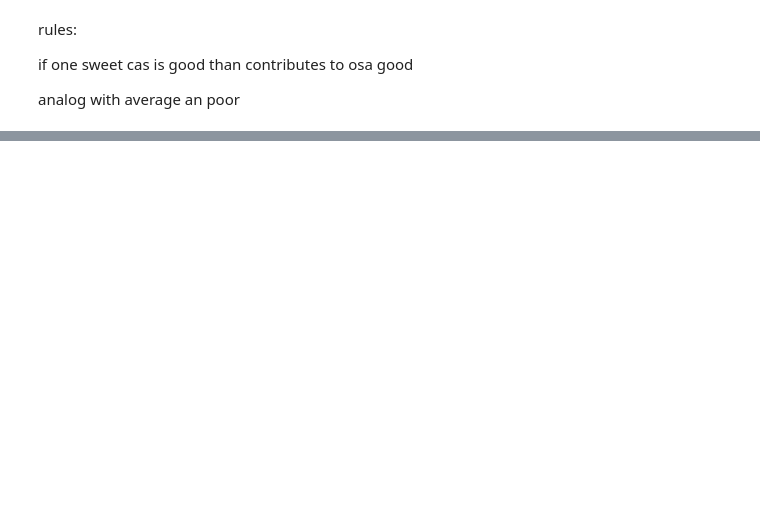
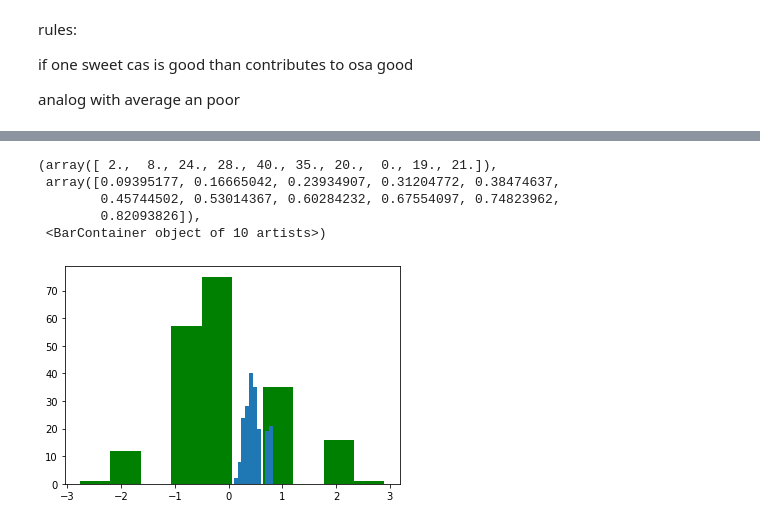
Before and after one commit to rengesf/flavorpred, a Jupyter notebook: FuzzySweet.ipynb, the cells around one changed output, grey strips where cells are left out. Drawn from its saved outputs; the diff is of its cells as text; code cells hidden in the pictures; blank space fills up the shorter version.

```diff
--- a/FuzzySweet.ipynb
+++ b/FuzzySweet.ipynb
@@ -214,0 +225,21 @@ osa_sweet.view(sim=tipping)
+# %%
+# over all samples
+predictions = []
+for index, row in sweet_ms_df_zscore.iterrows():
+    for cas in sweet_descriptors_CAS:
+        fuzzy.input[ cas ] = row[cas]
+
+    fuzzy.compute()
+    predictions.append(fuzzy.output['osa_sweet'])
+
+references = np.array(panelist_data_comp['Sweet'])
+# %%
+plt.hist(stats.zscore(references), color='g')
+plt.hist(predictions)
+# %% [output]
+(array([ 2.,  8., 24., 28., 40., 35., 20.,  0., 19., 21.]),
+ array([0.09395177, 0.16665042, 0.23934907, 0.31204772, 0.38474637,
+        0.45744502, 0.53014367, 0.60284232, 0.67554097, 0.74823962,
+        0.82093826]),
+ <BarContainer object of 10 artists>)
+[figure, added]
```
Also changed, not shown: parts of 41 cells of this notebook.
